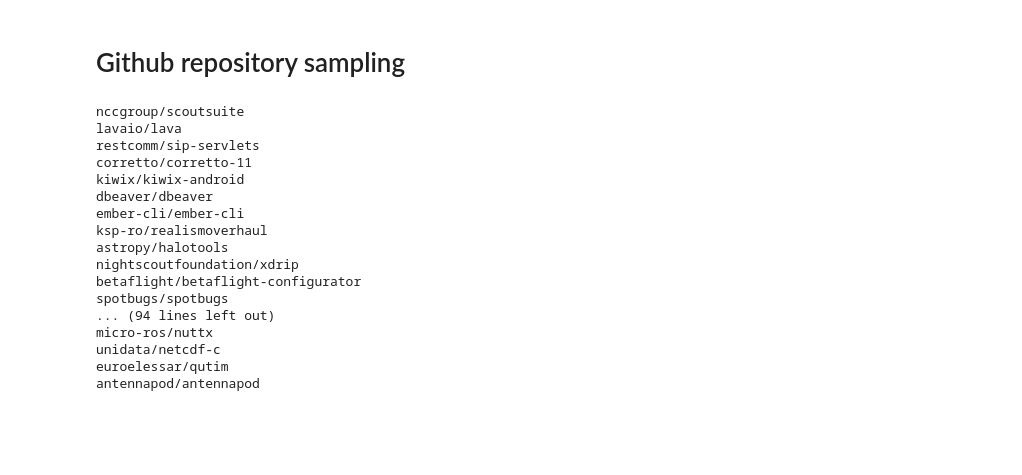
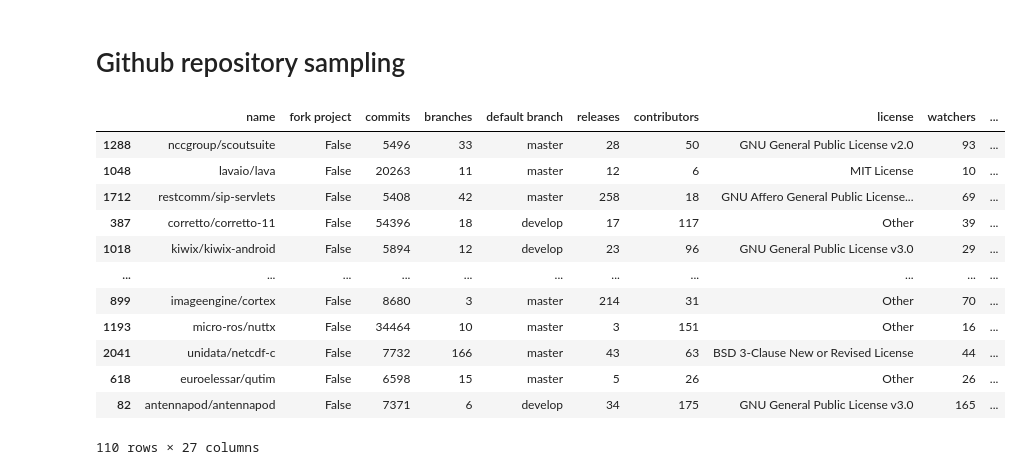
Before and after one commit to csepanyij/master-thesis, a Jupyter notebook: notebooks/project_sampling.ipynb, the cells around one changed output. Drawn from its saved outputs; the diff is of its cells as text; code cells hidden in the pictures; blank space fills up the shorter version.

```diff
--- a/notebooks/project_sampling.ipynb
+++ b/notebooks/project_sampling.ipynb
@@ -31,10 +31,24 @@ git_repo_dir = 'repos/{r}4analysis'.format(r=repo_name)
 #sqlite_db_file = 'databases/{r}/{r}_rename.db'.format(r=repo_name)
 sqlite_db_file = 'databases/{r}/{r}.db'.format(r=repo_name)
 # %%
-df = pd.read_csv('sampling/github_projects.csv')
+df = pd.read_csv('github_projects.csv')
 
 # Remove archived projects
 df = df[df["is archived"] != True]
 
 projects = df.sample(n=110)
 projects
+# %% [output]
+|  | name | fork project | commits | branches | default branch | releases | contributors | license | watchers | ... |
+| 1288 | nccgroup/scoutsuite | False | 5496 | 33 | master | 28 | 50 | GNU General Public License v2.0 | 93 | ... |
+| 1048 | lavaio/lava | False | 20263 | 11 | master | 12 | 6 | MIT License | 10 | ... |
+| 1712 | restcomm/sip-servlets | False | 5408 | 42 | master | 258 | 18 | GNU Affero General Public License... | 69 | ... |
+| 387 | corretto/corretto-11 | False | 54396 | 18 | develop | 17 | 117 | Other | 39 | ... |
+| 1018 | kiwix/kiwix-android | False | 5894 | 12 | develop | 23 | 96 | GNU General Public License v3.0 | 29 | ... |
+| ... | ... | ... | ... | ... | ... | ... | ... | ... | ... | ... |
+| 899 | imageengine/cortex | False | 8680 | 3 | master | 214 | 31 | Other | 70 | ... |
+| 1193 | micro-ros/nuttx | False | 34464 | 10 | master | 3 | 151 | Other | 16 | ... |
+| 2041 | unidata/netcdf-c | False | 7732 | 166 | master | 43 | 63 | BSD 3-Clause New or Revised License | 44 | ... |
+| 618 | euroelessar/qutim | False | 6598 | 15 | master | 5 | 26 | Other | 26 | ... |
+| 82 | antennapod/antennapod | False | 7371 | 6 | develop | 34 | 175 | GNU General Public License v3.0 | 165 | ... |
+110 rows × 27 columns
@@ -100,39 +54,0 @@ def get_tags_date(tags, name):
-# %%
-with open('sampling/releases.json', 'r') as f:
-    releases = json.load(f)
-
-releases_new = {}
-for repo in releases:
-    print(repo)
-    releases_new[repo] = []
-    for item in releases[repo]:
-        #print(type(item))
-        if type(item) == dict:
-            releases_new[repo].append(item)
-        elif type(item) == list:
-            for li in item:
-                #print(li)
-                releases_new[repo].append(li)
-        else:
-            raise ValueError
-
-with open('sampling/releases_corrected.json', 'w') as f:
-    json.dump(releases_new, f)
-# %% [output]
-nccgroup/scoutsuite
-lavaio/lava
-restcomm/sip-servlets
-corretto/corretto-11
-kiwix/kiwix-android
-dbeaver/dbeaver
-ember-cli/ember-cli
-ksp-ro/realismoverhaul
-astropy/halotools
-nightscoutfoundation/xdrip
-betaflight/betaflight-configurator
-spotbugs/spotbugs
-... (94 lines left out)
-micro-ros/nuttx
-unidata/netcdf-c
-euroelessar/qutim
-antennapod/antennapod
```
Also changed, not shown: parts of 6 cells of this notebook, 3 other files.
